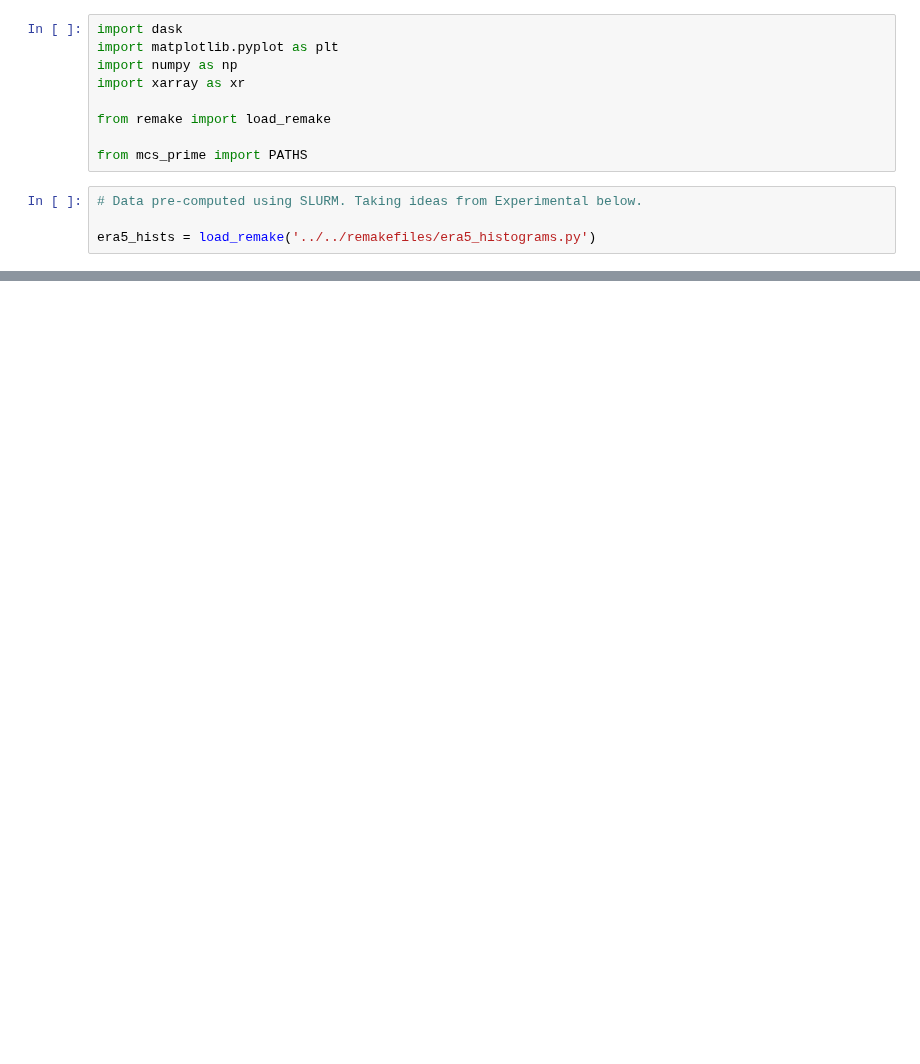
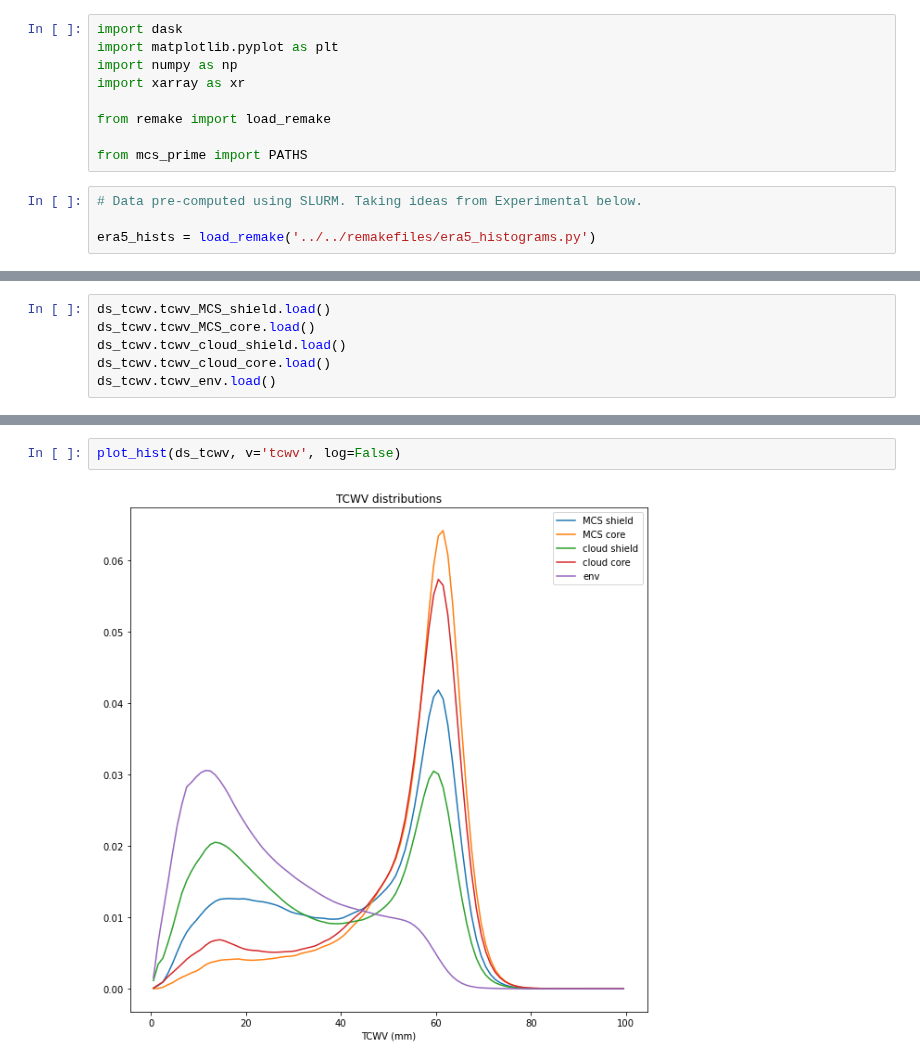
Before and after one commit to markmuetz/mcs_prime, a Jupyter notebook: ctrl/notebooks/dev/5reg_era5_hists.ipynb, the cells around one changed output, grey strips where cells are left out. Saved outputs shown, nothing was run; the diff lists cells and outputs as text; blank space fills up the shorter version.

```diff
--- a/ctrl/notebooks/dev/5reg_era5_hists.ipynb
+++ b/ctrl/notebooks/dev/5reg_era5_hists.ipynb
@@ -83,0 +86,6 @@ Coordinates:
+# %%
+ds_tcwv.tcwv_MCS_shield.load()
+ds_tcwv.tcwv_MCS_core.load()
+ds_tcwv.tcwv_cloud_shield.load()
+ds_tcwv.tcwv_cloud_core.load()
+ds_tcwv.tcwv_env.load()
@@ -106,0 +141,4 @@ plot_cape_hist(ds)
+# %%
+plot_hist(ds_tcwv, v='tcwv', log=False)
+# %% [output]
+[figure, added]
```
Also changed, not shown: parts of 9 cells of this notebook, 1 other file.
